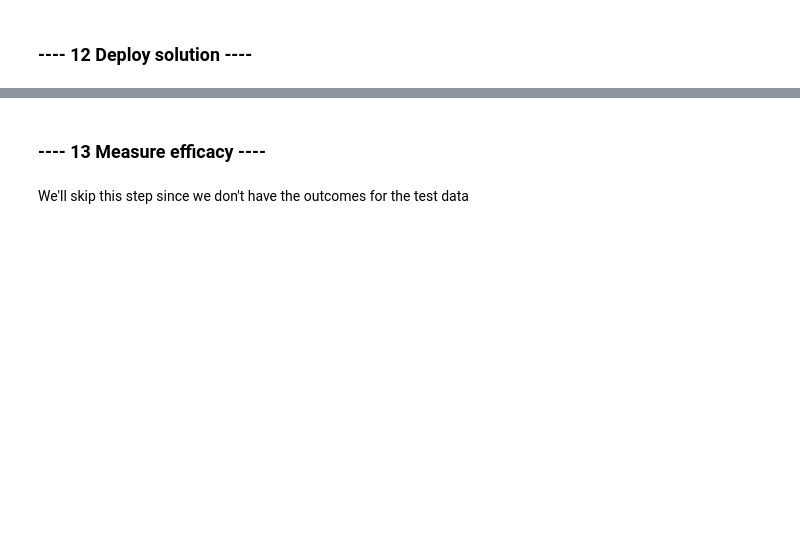
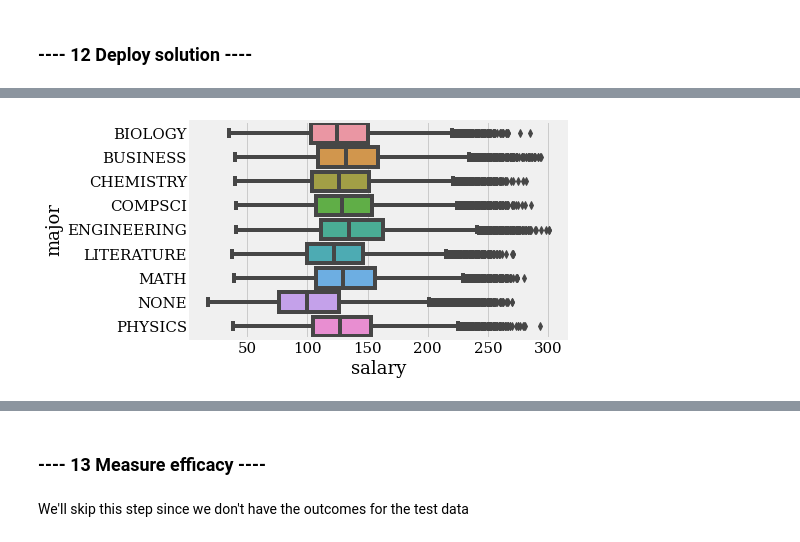
Before and after one commit to Ashur59/salarypredictionportfolio, a Jupyter notebook: salary-prediction-notebook-local.ipynb, the cells around one changed output, grey strips where cells are left out. Drawn from its saved outputs; the diff is of its cells as text; code cells hidden in the pictures; blank space fills up the shorter version.

```diff
--- a/salary-prediction-notebook-local.ipynb
+++ b/salary-prediction-notebook-local.ipynb
@@ -1370,0 +1558,9 @@ graph_feature_importances(model, train_original.columns, summarized_columns=cate
+# %%
+ax13 = sns.boxplot(x="salary", y="major", data=train_data)
+ax13.get_figure().savefig("images/Correlation_major_salary.png", dpi=None, facecolor='w', edgecolor='w',
+            orientation='portrait', papertype=None, format=None,
+            transparent=False, bbox_inches='tight', pad_inches=0.1,
+            frameon=None, metadata=None
+            )
+# %% [output]
+[figure, added]
```
Also changed, not shown: parts of 31 cells of this notebook.
